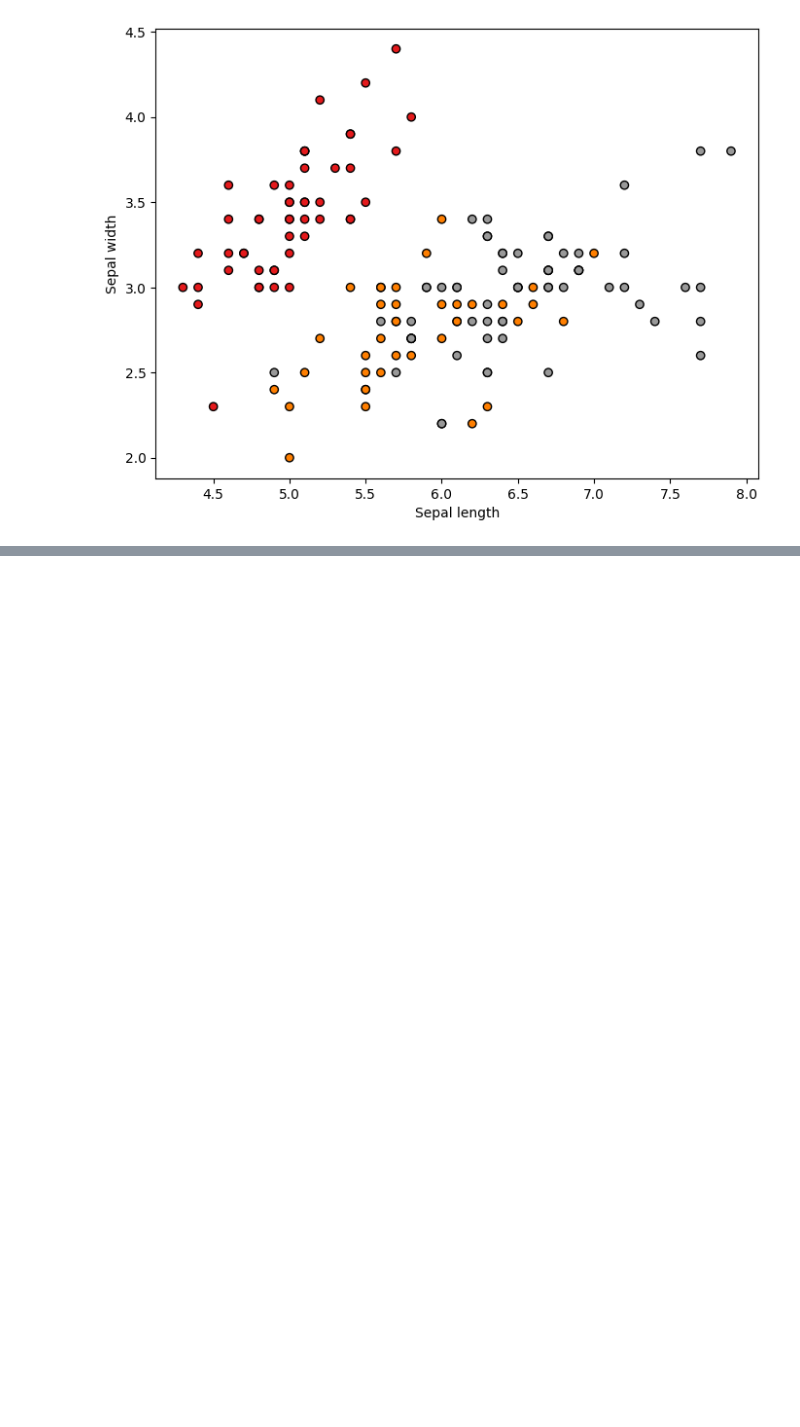
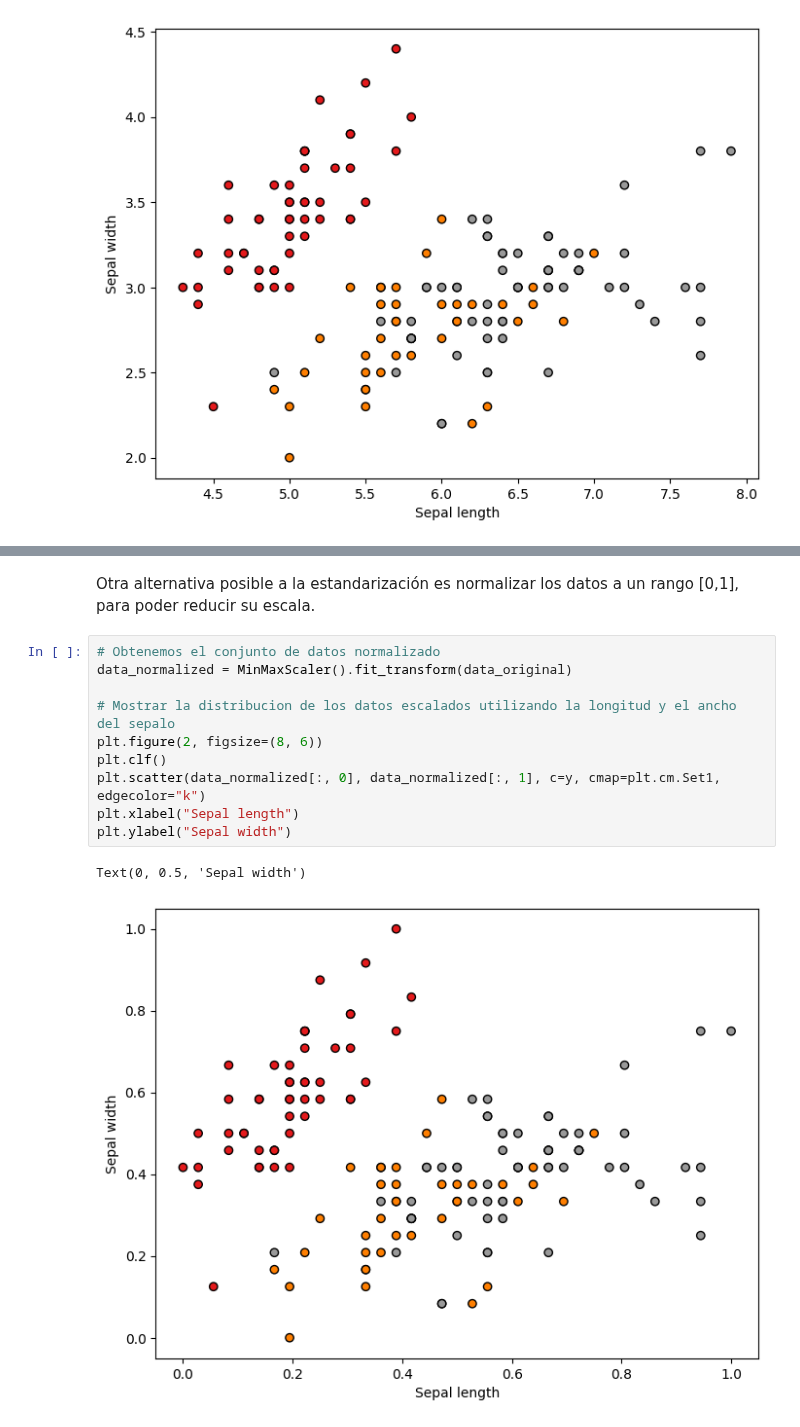
Before and after one commit to carlosgg0/practicas-aprendizaje, a Jupyter notebook: practica2/setup.ipynb, the cells around one changed output, grey strips where cells are left out. Saved outputs shown, nothing was run; the diff lists cells and outputs as text; blank space fills up the shorter version.

```diff
--- a/practica2/setup.ipynb
+++ b/practica2/setup.ipynb
@@ -94,0 +98,15 @@ Text(0, 0.5, 'Sepal width')
+# %% [markdown]
+Otra alternativa posible a la estandarización es normalizar los datos a un rango [0,1], para poder reducir su escala.
+# %%
+# Obtenemos el conjunto de datos normalizado
+data_normalized = MinMaxScaler().fit_transform(data_original)
+
+# Mostrar la distribucion de los datos escalados utilizando la longitud y el ancho del sepalo
+plt.figure(2, figsize=(8, 6))
+plt.clf()
+plt.scatter(data_normalized[:, 0], data_normalized[:, 1], c=y, cmap=plt.cm.Set1, edgecolor="k")
+plt.xlabel("Sepal length")
+plt.ylabel("Sepal width")
+# %% [output]
+Text(0, 0.5, 'Sepal width')
+[figure, added]
```
Also changed, not shown: parts of 11 cells of this notebook.
